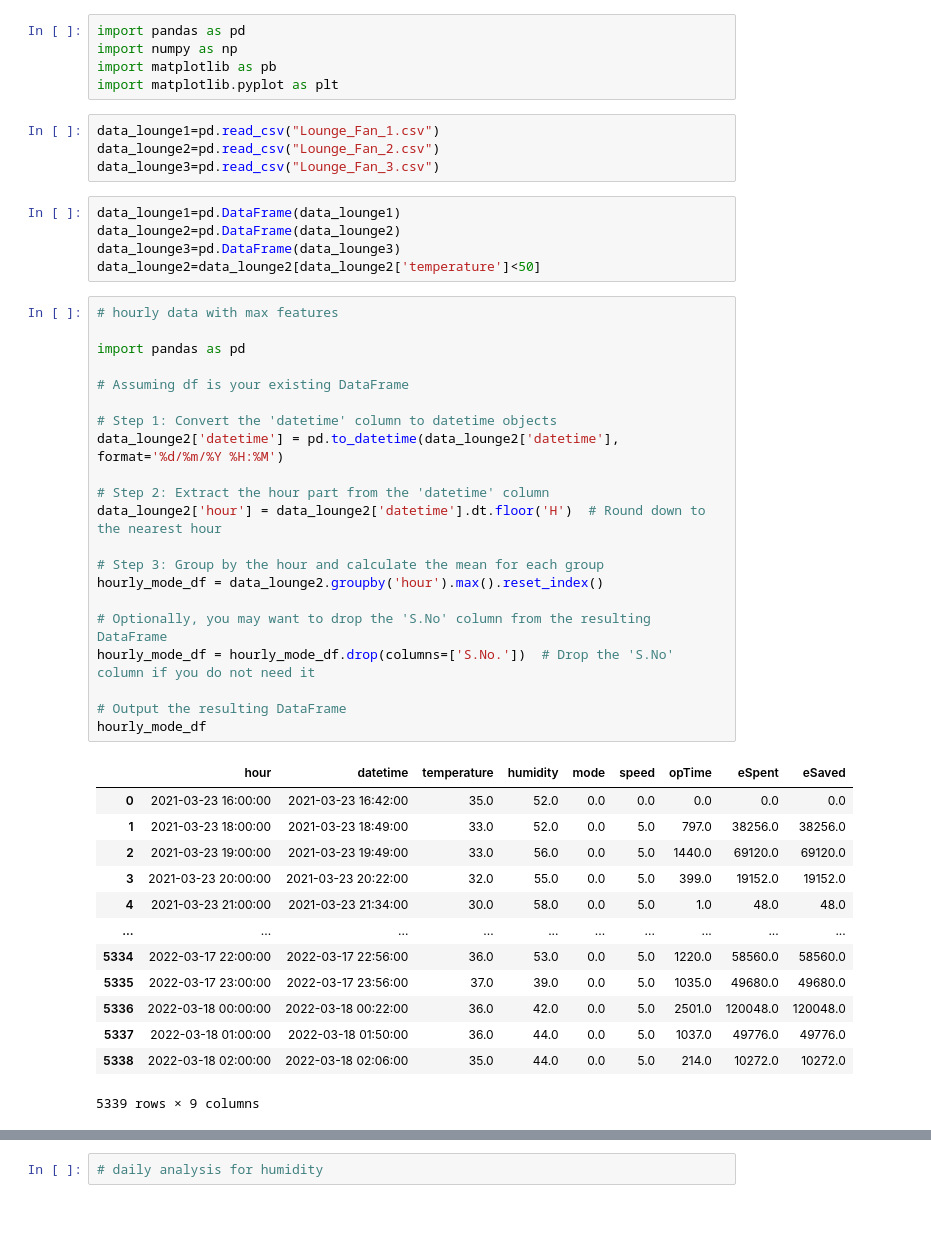
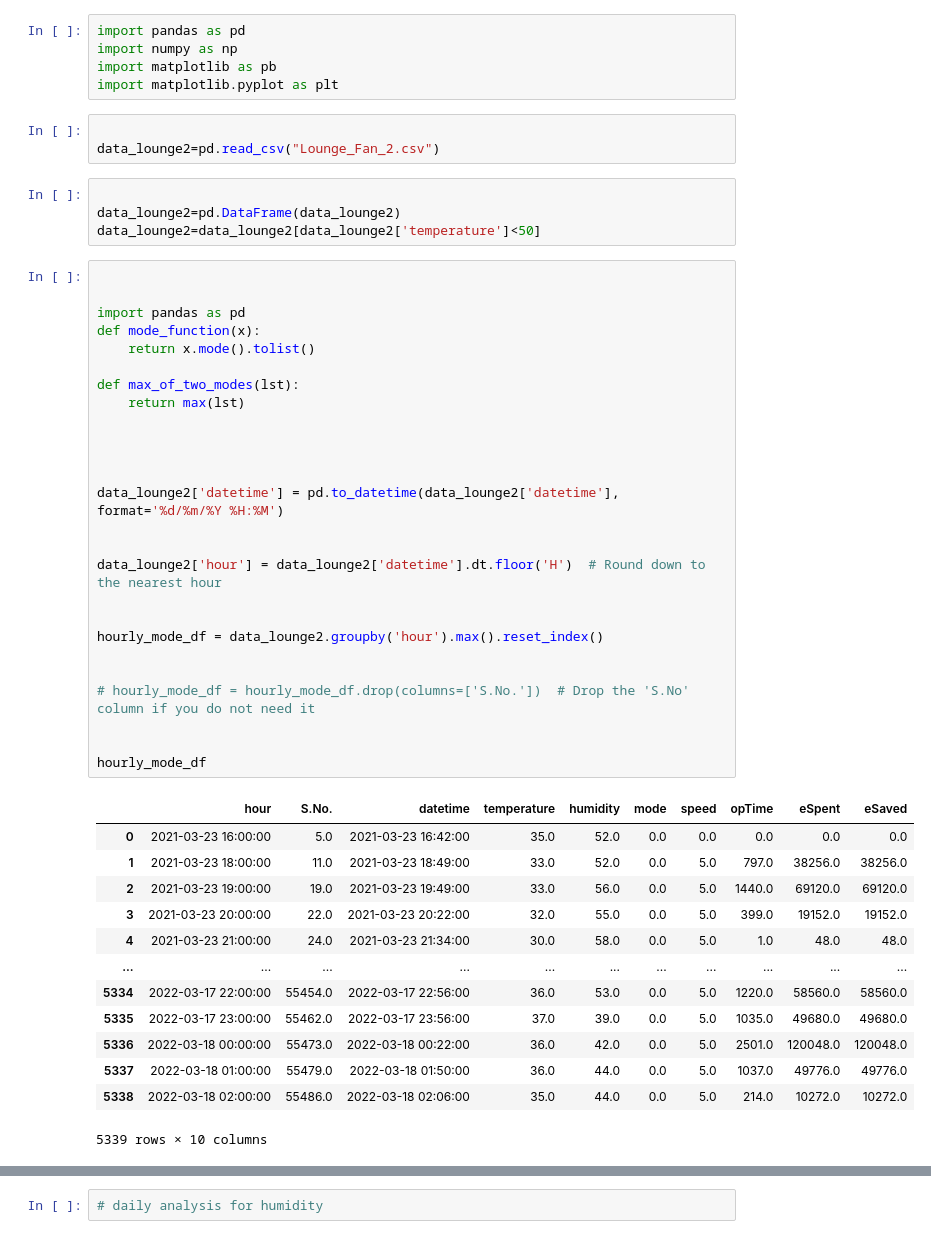
Before and after one commit to UmerSidiqui/BLDC_fan-data-analysis, a Jupyter notebook: loungefan.ipynb, the cells around one changed output, grey strips where cells are left out. Cells and saved outputs as stored; diff of their text form.

```diff
--- a/loungefan.ipynb
+++ b/loungefan.ipynb
@@ -4,49 +4,52 @@ import numpy as np
 import matplotlib as pb
 import matplotlib.pyplot as plt
 # %%
-data_lounge1=pd.read_csv("Lounge_Fan_1.csv")
+
 data_lounge2=pd.read_csv("Lounge_Fan_2.csv")
-data_lounge3=pd.read_csv("Lounge_Fan_3.csv")
 # %%
-data_lounge1=pd.DataFrame(data_lounge1)
+
 data_lounge2=pd.DataFrame(data_lounge2)
-data_lounge3=pd.DataFrame(data_lounge3)
 data_lounge2=data_lounge2[data_lounge2['temperature']<50]
 # %%
-# hourly data with max features
+
 
 import pandas as pd
+def mode_function(x):
+    return x.mode().tolist()
 
-# Assuming df is your existing DataFrame
+def max_of_two_modes(lst):
+    return max(lst)
 
-# Step 1: Convert the 'datetime' column to datetime objects
+
+
+
 data_lounge2['datetime'] = pd.to_datetime(data_lounge2['datetime'], format='%d/%m/%Y %H:%M')
 
-# Step 2: Extract the hour part from the 'datetime' column
+
 data_lounge2['hour'] = data_lounge2['datetime'].dt.floor('H')  # Round down to the nearest hour
 
-# Step 3: Group by the hour and calculate the mean for each group
+
 hourly_mode_df = data_lounge2.groupby('hour').max().reset_index()
 
-# Optionally, you may want to drop the 'S.No' column from the resulting DataFrame
-hourly_mode_df = hourly_mode_df.drop(columns=['S.No.'])  # Drop the 'S.No' column if you do not need it
 
-# Output the resulting DataFrame
+# hourly_mode_df = hourly_mode_df.drop(columns=['S.No.'])  # Drop the 'S.No' column if you do not need it
+
+
 hourly_mode_df
 # %% [output]
-|  | hour | datetime | temperature | humidity | mode | speed | opTime | eSpent | eSaved |
-| 0 | 2021-03-23 16:00:00 | 2021-03-23 16:42:00 | 35.0 | 52.0 | 0.0 | 0.0 | 0.0 | 0.0 | 0.0 |
-| 1 | 2021-03-23 18:00:00 | 2021-03-23 18:49:00 | 33.0 | 52.0 | 0.0 | 5.0 | 797.0 | 38256.0 | 38256.0 |
-| 2 | 2021-03-23 19:00:00 | 2021-03-23 19:49:00 | 33.0 | 56.0 | 0.0 | 5.0 | 1440.0 | 69120.0 | 69120.0 |
-| 3 | 2021-03-23 20:00:00 | 2021-03-23 20:22:00 | 32.0 | 55.0 | 0.0 | 5.0 | 399.0 | 19152.0 | 19152.0 |
-| 4 | 2021-03-23 21:00:00 | 2021-03-23 21:34:00 | 30.0 | 58.0 | 0.0 | 5.0 | 1.0 | 48.0 | 48.0 |
-| ... | ... | ... | ... | ... | ... | ... | ... | ... | ... |
-| 5334 | 2022-03-17 22:00:00 | 2022-03-17 22:56:00 | 36.0 | 53.0 | 0.0 | 5.0 | 1220.0 | 58560.0 | 58560.0 |
-| 5335 | 2022-03-17 23:00:00 | 2022-03-17 23:56:00 | 37.0 | 39.0 | 0.0 | 5.0 | 1035.0 | 49680.0 | 49680.0 |
-| 5336 | 2022-03-18 00:00:00 | 2022-03-18 00:22:00 | 36.0 | 42.0 | 0.0 | 5.0 | 2501.0 | 120048.0 | 120048.0 |
-| 5337 | 2022-03-18 01:00:00 | 2022-03-18 01:50:00 | 36.0 | 44.0 | 0.0 | 5.0 | 1037.0 | 49776.0 | 49776.0 |
-| 5338 | 2022-03-18 02:00:00 | 2022-03-18 02:06:00 | 35.0 | 44.0 | 0.0 | 5.0 | 214.0 | 10272.0 | 10272.0 |
+|  | hour | S.No. | datetime | temperature | humidity | mode | speed | opTime | eSpent | eSaved |
+| 0 | 2021-03-23 16:00:00 | 5.0 | 2021-03-23 16:42:00 | 35.0 | 52.0 | 0.0 | 0.0 | 0.0 | 0.0 | 0.0 |
+| 1 | 2021-03-23 18:00:00 | 11.0 | 2021-03-23 18:49:00 | 33.0 | 52.0 | 0.0 | 5.0 | 797.0 | 38256.0 | 38256.0 |
+| 2 | 2021-03-23 19:00:00 | 19.0 | 2021-03-23 19:49:00 | 33.0 | 56.0 | 0.0 | 5.0 | 1440.0 | 69120.0 | 69120.0 |
+| 3 | 2021-03-23 20:00:00 | 22.0 | 2021-03-23 20:22:00 | 32.0 | 55.0 | 0.0 | 5.0 | 399.0 | 19152.0 | 19152.0 |
+| 4 | 2021-03-23 21:00:00 | 24.0 | 2021-03-23 21:34:00 | 30.0 | 58.0 | 0.0 | 5.0 | 1.0 | 48.0 | 48.0 |
+| ... | ... | ... | ... | ... | ... | ... | ... | ... | ... | ... |
+| 5334 | 2022-03-17 22:00:00 | 55454.0 | 2022-03-17 22:56:00 | 36.0 | 53.0 | 0.0 | 5.0 | 1220.0 | 58560.0 | 58560.0 |
+| 5335 | 2022-03-17 23:00:00 | 55462.0 | 2022-03-17 23:56:00 | 37.0 | 39.0 | 0.0 | 5.0 | 1035.0 | 49680.0 | 49680.0 |
+| 5336 | 2022-03-18 00:00:00 | 55473.0 | 2022-03-18 00:22:00 | 36.0 | 42.0 | 0.0 | 5.0 | 2501.0 | 120048.0 | 120048.0 |
+| 5337 | 2022-03-18 01:00:00 | 55479.0 | 2022-03-18 01:50:00 | 36.0 | 44.0 | 0.0 | 5.0 | 1037.0 | 49776.0 | 49776.0 |
+| 5338 | 2022-03-18 02:00:00 | 55486.0 | 2022-03-18 02:06:00 | 35.0 | 44.0 | 0.0 | 5.0 | 214.0 | 10272.0 | 10272.0 |
-5339 rows × 9 columns
+5339 rows × 10 columns
 # %%
 import plotly.express as px
 
```
Also changed, not shown: parts of 33 cells of this notebook.
